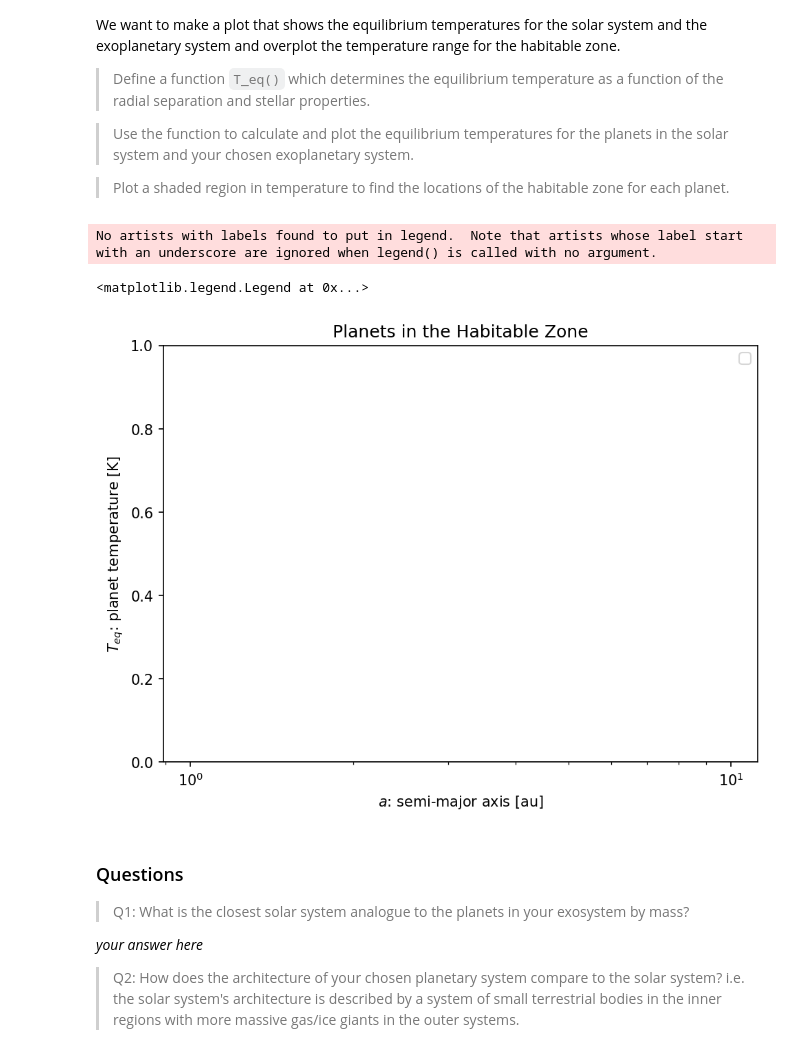
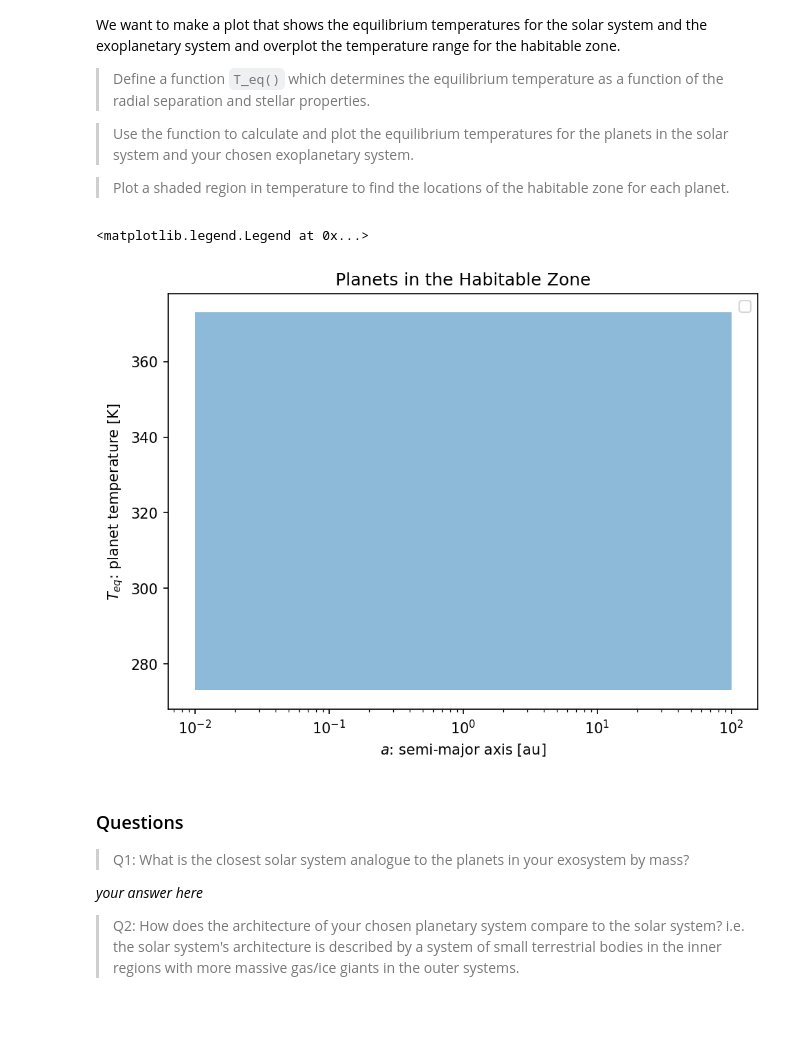
Before and after one commit to anb19019/FoPS-2025, a Jupyter notebook: 1-not-my-solar-sys.ipynb, the cells around one changed output. Drawn from its saved outputs; the diff is of its cells as text; code cells hidden in the pictures; blank space fills up the shorter version.

```diff
--- a/1-not-my-solar-sys.ipynb
+++ b/1-not-my-solar-sys.ipynb
@@ -157,36 +157,35 @@ We want to make a plot that shows the equilibrium temperatures for the solar sys
 # %%
 def T_eq(r,Ts,Rs):
     """function to calculate the equilibrium temperature of a planet at distance r in au from a star of temperature Ts with radius Rs in solar radii"""
     R_s = 6.957e+10 # solar radius in cm
     au = 1.496e13 # au in cm
     #  your function * HERE *
     return
 
 ss_a = np.array([solar[key]['pl_orbsmax'] for key in solar.keys() if key != 'host'])
-
+exo_a = np.array([exo[key]['pl_orbsmax'] for key in exo.keys() if key != 'host'])
 
 f,ax = plt.subplots(1,constrained_layout=True,dpi=150)
 T_sun = solar['host']['st_teff']
 R_sun = solar['host']['st_rad']
 
 # plot equilibrium temperatures * HERE*
 # ax.plot(ss_a, T_eq(ss_a,Ts=T_sun,Rs=R_sun),label='SS planets',marker='o',lw=0)
-# ax.plot(...)
+# ax.plot(exo_a, T_eq(exo_a,Ts=T_sun,Rs=R_sun),label='SS planets',marker='x',lw=0)
 
 # plot the habitable zone region * HERE *
-# HZ_minT = 273
-# HZ_maxT = 373
-# ax.fill_between(np.linspace(0.01,100,100), y1=HZ_minT, y2=HZ_maxT,alpha=0.5)
+HZ_minT = 273
+HZ_maxT = 373
+ax.fill_between(np.linspace(0.01,100,100), y1=HZ_minT, y2=HZ_maxT,alpha=0.5)
 
 ax.set_xscale('log')
 ax.set_xlabel(r'$a$: semi-major axis [au]')
 ax.set_ylabel(r'$T_{eq}$: planet temperature [K]')
 ax.set_title('Planets in the Habitable Zone')
 ax.legend()
 # %% [output]
-No artists with labels found to put in legend.  Note that artists whose label start with an underscore are ignored when legend() is called with no argument.
+<matplotlib.legend.Legend at 0x...>
-<matplotlib.legend.Legend at 0x...>
-[figure, old version]
+[figure, new version]
 # %% [markdown]
 ### Questions
 > Q1: What is the closest solar system analogue to the planets in your exosystem by mass?
```
Also changed, not shown: parts of 6 cells of this notebook.
